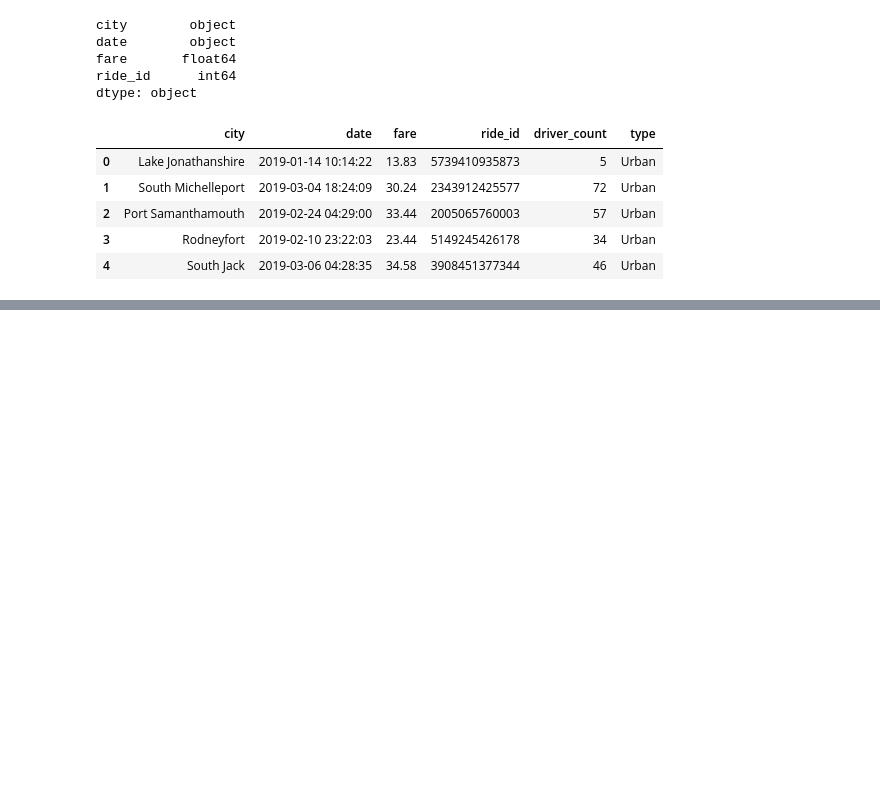
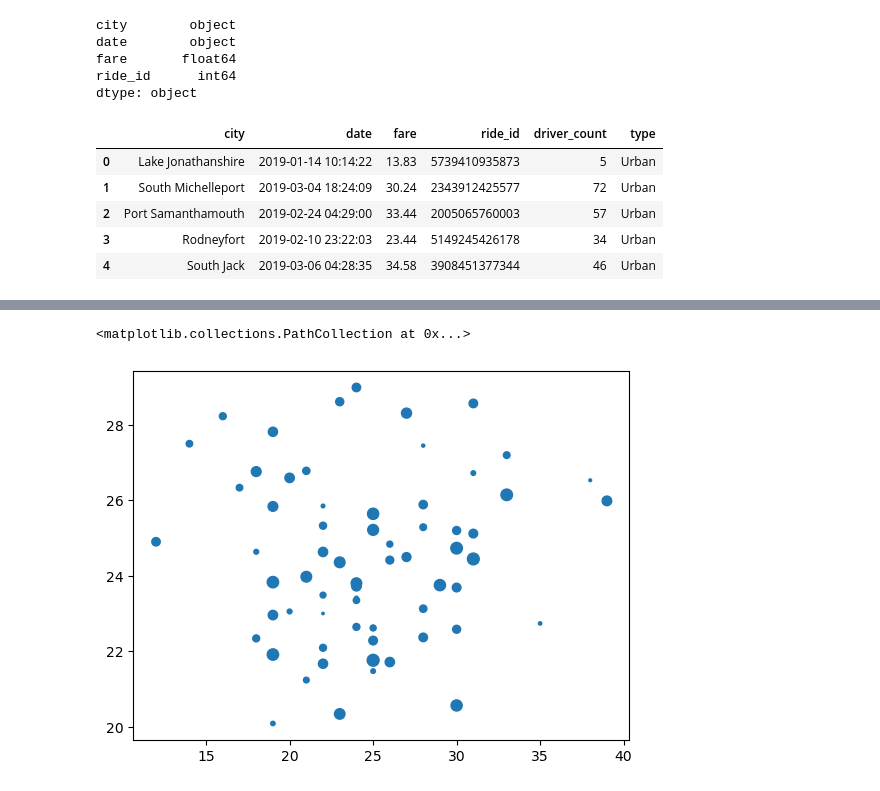
Before and after one commit to pfrivas/PyBer_Analysis, a Jupyter notebook: PyBer.ipynb, the cells around one changed output, grey strips where cells are left out. Cells and saved outputs as stored; diff of their text form; code cells hidden in the pictures; blank space fills up the shorter version.

```diff
--- a/PyBer.ipynb
+++ b/PyBer.ipynb
@@ -127,3 +127,9 @@ pyber_data_df.head()
 | 2 | Port Samanthamouth | 2019-02-24 04:29:00 | 33.44 | 2005065760003 | 57 | Urban |
 | 3 | Rodneyfort | 2019-02-10 23:22:03 | 23.44 | 5149245426178 | 34 | Urban |
 | 4 | South Jack | 2019-03-06 04:28:35 | 34.58 | 3908451377344 | 46 | Urban |
+# %%
+# CREATE DATA FRAMES FOR EACH TYPE OF CITY
+
+# Create the Urban city DataFrame.
+urban_cities_df = pyber_data_df[pyber_data_df["type"] == "Urban"]
+urban_cities_df.head()
@@ -129,0 +155,4 @@ pyber_data_df.head()
+# %%
+# Get the number of rides for urban cities.
+urban_ride_count = urban_cities_df.groupby(["city"]).count()["ride_id"]
+urban_ride_count.head()
@@ -129,0 +172,4 @@ pyber_data_df.head()
+# %%
+# Get average fare for each city in the urban cities.
+urban_avg_fare = urban_cities_df.groupby(["city"]).mean()["fare"]
+urban_avg_fare.head()
@@ -129,0 +188,6 @@ pyber_data_df.head()
+# %%
+# Get the Average Number of Drivers for Each City Type
+
+# Get the average number of drivers for each urban city.
+urban_driver_count = urban_cities_df.groupby(["city"]).mean()["driver_count"]
+urban_driver_count.head()
@@ -129,0 +206,20 @@ pyber_data_df.head()
+# %%
+# CREATE BUBBLE CHARTS
+    # To create a scatter plot using the MATLAB method, use the plt.scatter() function.
+
+# Build the scatter plots for urban cities.
+    # plt.scatter(urban_ride_count, urban_avg_fare)
+# To change the size of the markers, add the s= parameter to the scatter() function.
+
+# Build the scatter plots for urban cities.
+plt.scatter(urban_ride_count,
+      urban_avg_fare,
+      s=urban_driver_count)
+
+# To change the marker color,
+    # we add the color= parameter to the scatter() function.
+# To add a title, x-axis and y-axis labels, and a legend,
+    # we use the plt.title(), plt.ylabel(), plt.xlabel(), and plt.legend() functions, respectively.
+# %% [output]
+<matplotlib.collections.PathCollection at 0x...>
+[figure, added]
```
Also changed, not shown: parts of 18 cells of this notebook, 3 other files.
